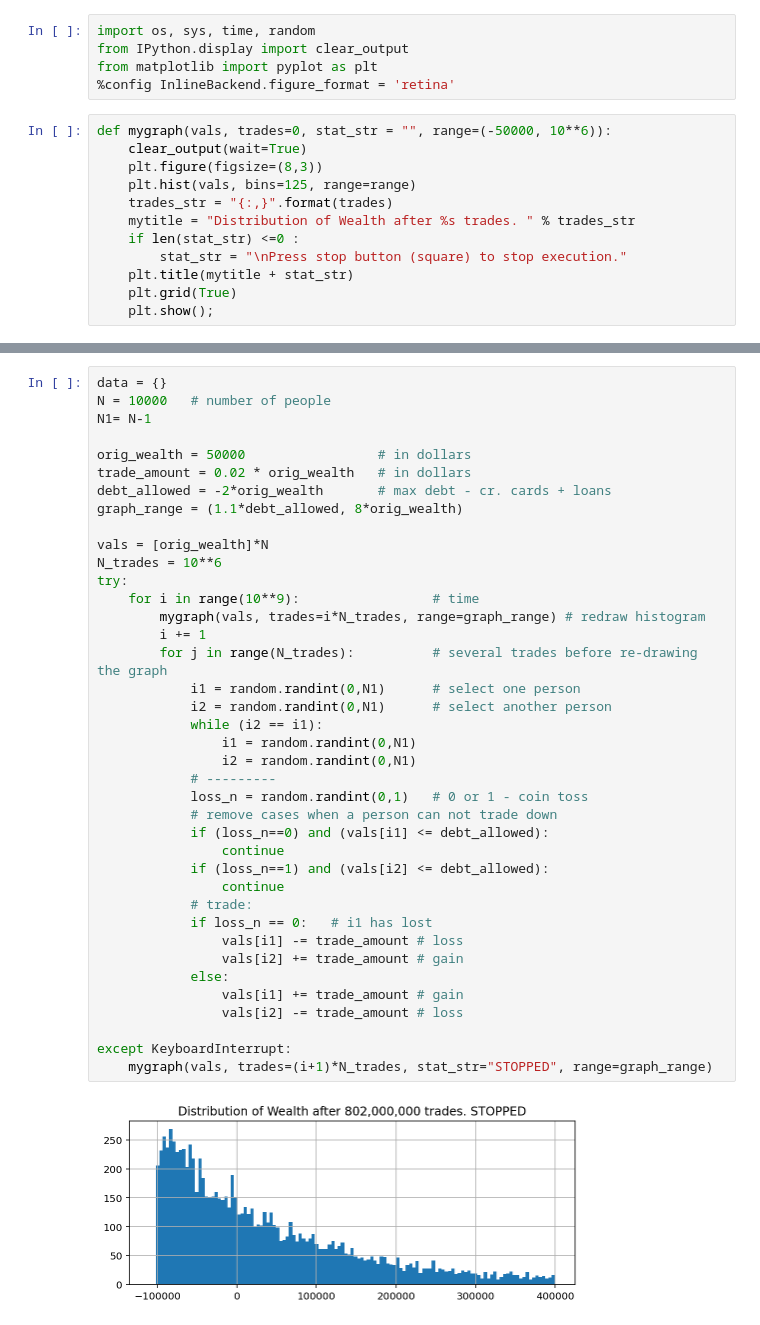
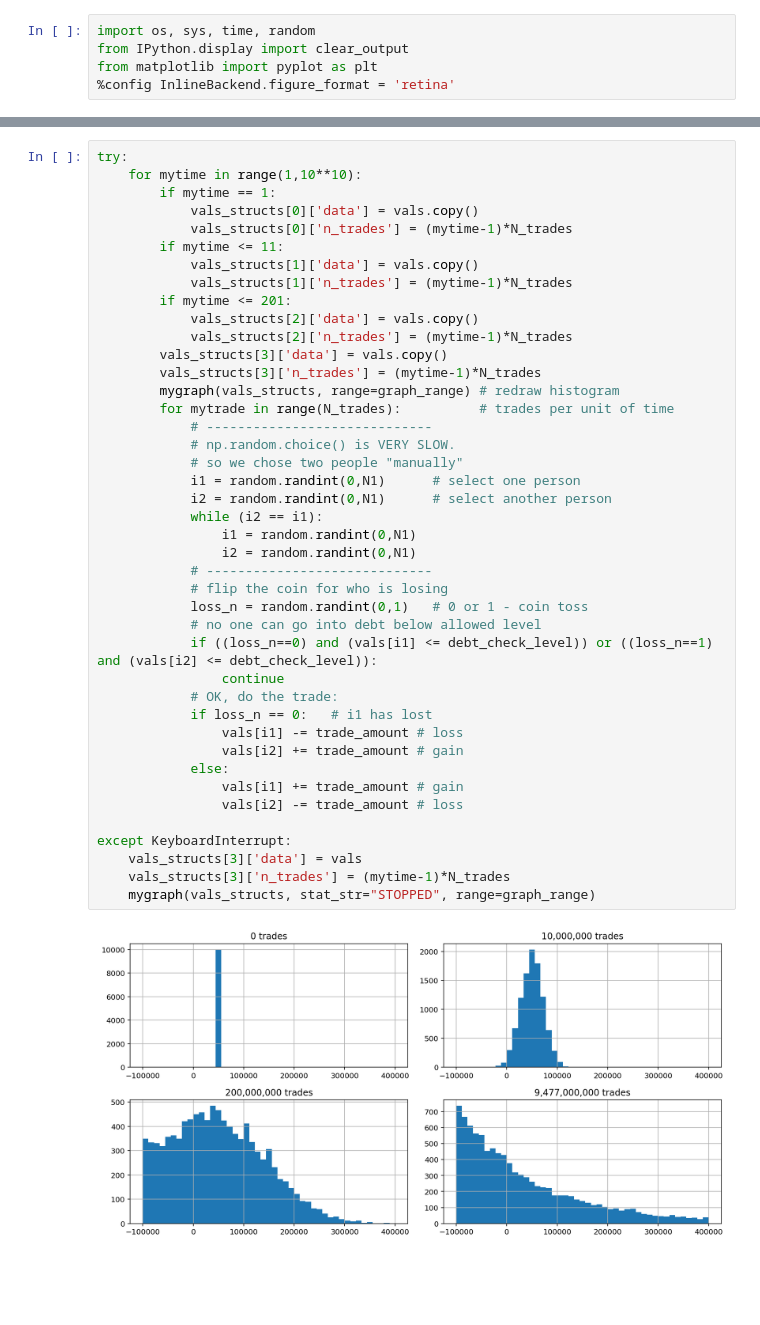
Before and after one commit to lselector/notebooks, a Jupyter notebook: Distribution_of_Wealth.ipynb, the cells around one changed output, grey strips where cells are left out. Drawn from its saved outputs; the diff is of its cells as text; blank space fills up the shorter version.

Commit message:
made 4 graphs to show progress

```diff
--- a/Distribution_of_Wealth.ipynb
+++ b/Distribution_of_Wealth.ipynb
@@ -17,15 +17,3 @@ import os, sys, time, random
 from IPython.display import clear_output
 from matplotlib import pyplot as plt
 %config InlineBackend.figure_format = 'retina'
-# %%
-def mygraph(vals, trades=0, stat_str = "", range=(-50000, 10**6)):
-    clear_output(wait=True)
-    plt.figure(figsize=(8,3))
-    plt.hist(vals, bins=125, range=range)
-    trades_str = "{:,}".format(trades)
-    mytitle = "Distribution of Wealth after %s trades. " % trades_str
-    if len(stat_str) <=0 :
-        stat_str = "\nPress stop button (square) to stop execution."
-    plt.title(mytitle + stat_str)
-    plt.grid(True)
-    plt.show();
@@ -32,41 +87,44 @@ def mygraph(vals, trades=0, stat_str = "", range=(-50000, 10**6)):
 # %%
-data = {}
-N = 10000   # number of people
-N1= N-1
-
-orig_wealth = 50000                 # in dollars
-trade_amount = 0.02 * orig_wealth   # in dollars
-debt_allowed = -2*orig_wealth       # max debt - cr. cards + loans
-graph_range = (1.1*debt_allowed, 8*orig_wealth)
-
-vals = [orig_wealth]*N
-N_trades = 10**6
 try:
-    for i in range(10**9):                 # time
-        mygraph(vals, trades=i*N_trades, range=graph_range) # redraw histogram
-        i += 1
-        for j in range(N_trades):          # several trades before re-drawing the graph
+    for mytime in range(1,10**10):
+        if mytime == 1:
+            vals_structs[0]['data'] = vals.copy()
+            vals_structs[0]['n_trades'] = (mytime-1)*N_trades
+        if mytime <= 11:
+            vals_structs[1]['data'] = vals.copy()
+            vals_structs[1]['n_trades'] = (mytime-1)*N_trades
+        if mytime <= 201:
+            vals_structs[2]['data'] = vals.copy()
+            vals_structs[2]['n_trades'] = (mytime-1)*N_trades
+        vals_structs[3]['data'] = vals.copy()
+        vals_structs[3]['n_trades'] = (mytime-1)*N_trades
+        mygraph(vals_structs, range=graph_range) # redraw histogram
+        for mytrade in range(N_trades):          # trades per unit of time
+            # -----------------------------
+            # np.random.choice() is VERY SLOW.
+            # so we chose two people "manually"
             i1 = random.randint(0,N1)      # select one person
             i2 = random.randint(0,N1)      # select another person
             while (i2 == i1):
                 i1 = random.randint(0,N1)
                 i2 = random.randint(0,N1)
-            # ---------
+            # -----------------------------
+            # flip the coin for who is losing
             loss_n = random.randint(0,1)   # 0 or 1 - coin toss
-            # remove cases when a person can not trade down
-            if (loss_n==0) and (vals[i1] <= debt_allowed):
+            # no one can go into debt below allowed level
+            if ((loss_n==0) and (vals[i1] <= debt_check_level)) or ((loss_n==1) and (vals[i2] <= debt_check_level)):
                 continue
-            if (loss_n==1) and (vals[i2] <= debt_allowed):
-                continue
-            # trade:
+            # OK, do the trade:
             if loss_n == 0:   # i1 has lost
                 vals[i1] -= trade_amount # loss
                 vals[i2] += trade_amount # gain
             else:
                 vals[i1] += trade_amount # gain
                 vals[i2] -= trade_amount # loss
 
 except KeyboardInterrupt:
-    mygraph(vals, trades=(i+1)*N_trades, stat_str="STOPPED", range=graph_range)
+    vals_structs[3]['data'] = vals
+    vals_structs[3]['n_trades'] = (mytime-1)*N_trades
+    mygraph(vals_structs, stat_str="STOPPED", range=graph_range)
 # %% [output]
-[figure, old version]
+[figure, new version]
```
Also changed, not shown: parts of 2 cells of this notebook.
